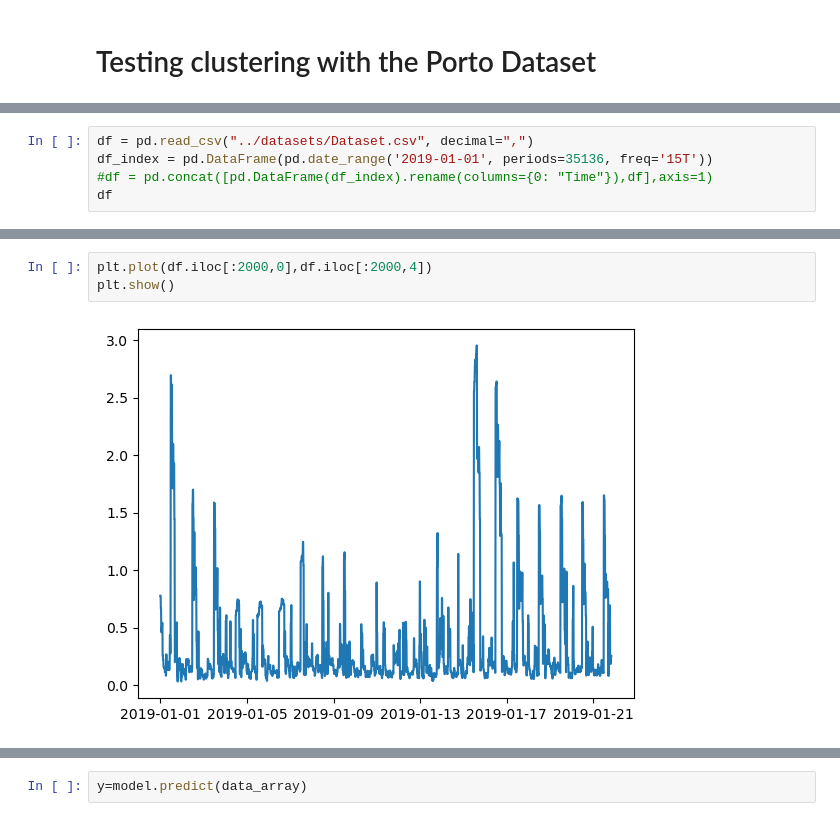
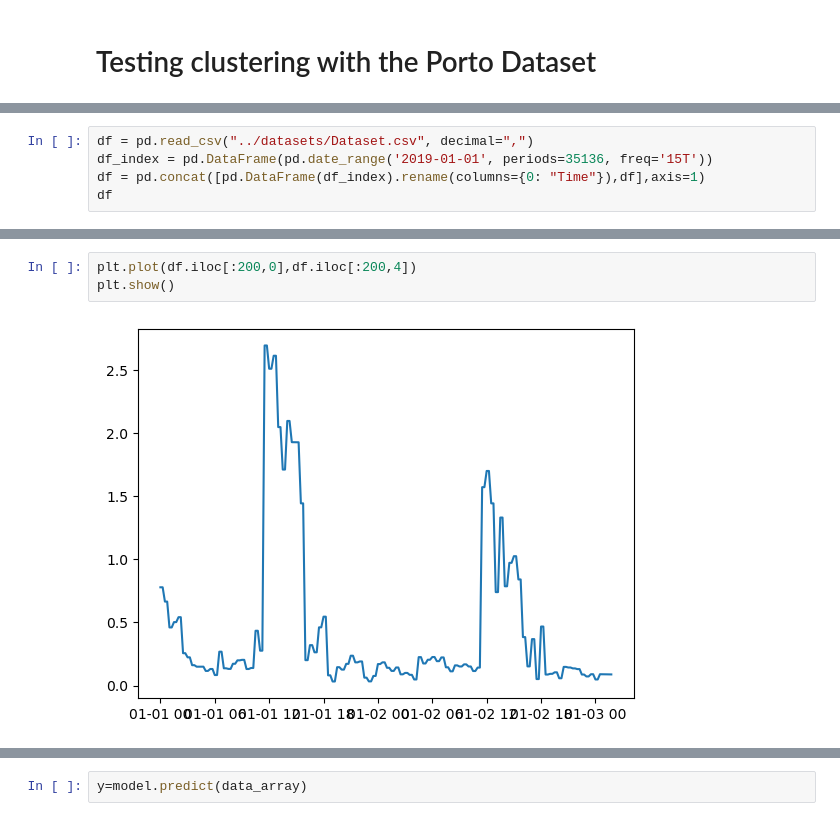
Before and after one commit to franciscomonteiro85/rec-energy-prediction-algorithm, a Jupyter notebook: Clustering.ipynb, the cells around one changed output, grey strips where cells are left out. Cells and saved outputs as stored; diff of their text form.

```diff
--- a/Clustering.ipynb
+++ b/Clustering.ipynb
@@ -10,6 +13,6 @@ from sklearn.cluster import KMeans
 # %%
 df = pd.read_csv("../datasets/Dataset.csv", decimal=",")
 df_index = pd.DataFrame(pd.date_range('2019-01-01', periods=35136, freq='15T'))
-#df = pd.concat([pd.DataFrame(df_index).rename(columns={0: "Time"}),df],axis=1)
+df = pd.concat([pd.DataFrame(df_index).rename(columns={0: "Time"}),df],axis=1)
 df
 # %% [output]
@@ -45,6 +44,6 @@ df
 # %%
-plt.plot(df.iloc[:2000,0],df.iloc[:2000,4])
+plt.plot(df.iloc[:200,0],df.iloc[:200,4])
 plt.show()
 # %% [output]
-[figure, old version]
+[figure, new version]
 # %%
```
Also changed, not shown: parts of 14 cells of this notebook, 15 other files.
